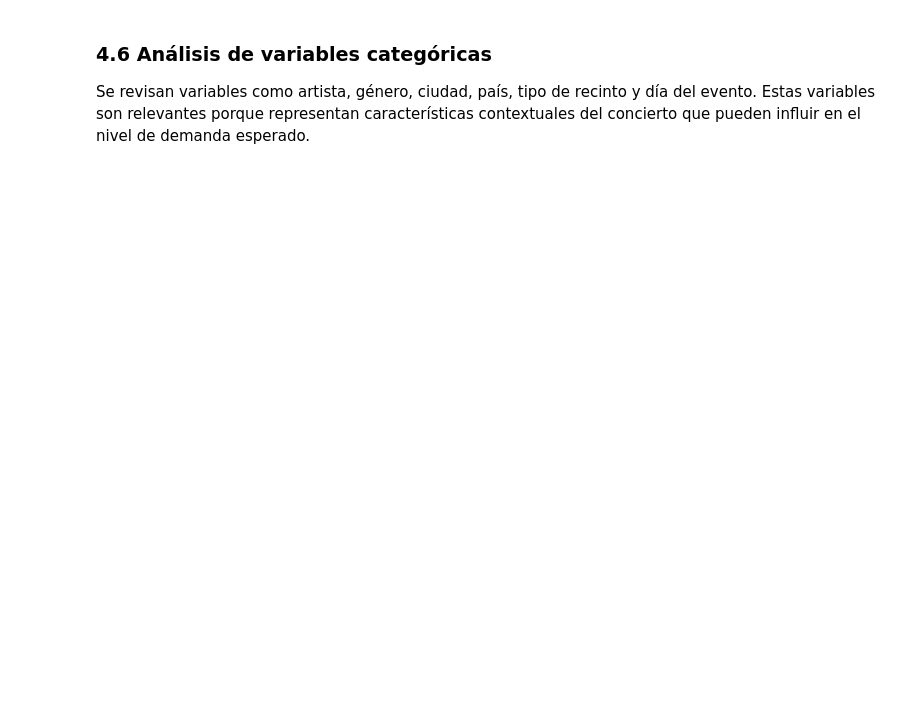
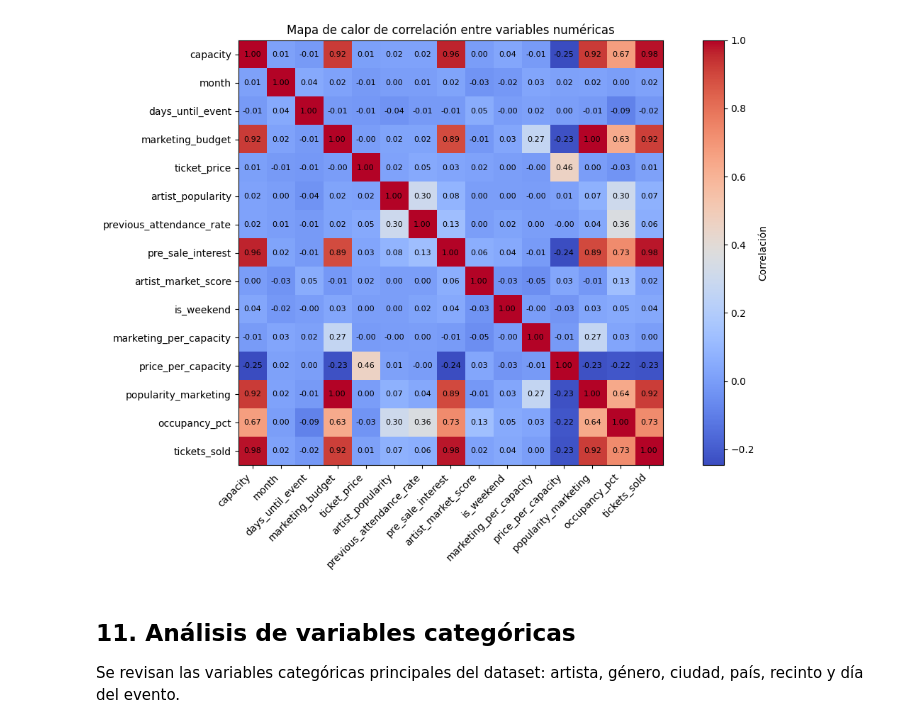
Before and after one commit to leonciochiunti/concert-demand-ml, a Jupyter notebook: notebooks/01_eda_training.ipynb, the cells around one changed output. Drawn from its saved outputs; the diff is of its cells as text; code cells hidden in the pictures; blank space fills up the shorter version.

```diff
--- a/notebooks/01_eda_training.ipynb
+++ b/notebooks/01_eda_training.ipynb
@@ -402,8 +232,15 @@ numeric_columns = [
     "marketing_budget",
     "ticket_price",
     "artist_popularity",
+    "previous_attendance_rate",
+    "pre_sale_interest",
+    "artist_market_score",
+    "is_weekend",
+    "marketing_per_capacity",
+    "price_per_capacity",
+    "popularity_marketing",
     "occupancy_pct",
     "tickets_sold",
 ]
 
-display(df[numeric_columns].describe().T)
+df[numeric_columns].describe()
@@ -418,7 +288,34 @@ for col in numeric_columns:
+# %%
+corr = df[numeric_columns].corr()
+
+plt.figure(figsize=(12, 8))
+plt.imshow(corr, cmap="coolwarm", interpolation="nearest")
+plt.colorbar(label="Correlación")
+
+plt.xticks(range(len(corr.columns)), corr.columns, rotation=45, ha="right")
+plt.yticks(range(len(corr.columns)), corr.columns)
+
+for i in range(len(corr.columns)):
+    for j in range(len(corr.columns)):
+        plt.text(
+            j,
+            i,
+            f"{corr.iloc[i, j]:.2f}",
+            ha="center",
+            va="center",
+            color="black",
+            fontsize=8,
+        )
+
+plt.title("Mapa de calor de correlación entre variables numéricas")
+plt.tight_layout()
+plt.show()
+# %% [output]
+[figure, added]
 # %% [markdown]
-### 4.6 Análisis de variables categóricas
+## 11. Análisis de variables categóricas
 
-Se revisan variables como artista, género, ciudad, país, tipo de recinto y día del evento. Estas variables son relevantes porque representan características contextuales del concierto que pueden influir en el nivel de demanda esperado.
+Se revisan las variables categóricas principales del dataset: artista, género, ciudad, país, recinto y día del evento.
 # %%
 categorical_columns = [
     "artist",
```
Also changed, not shown: parts of 87 cells of this notebook.
